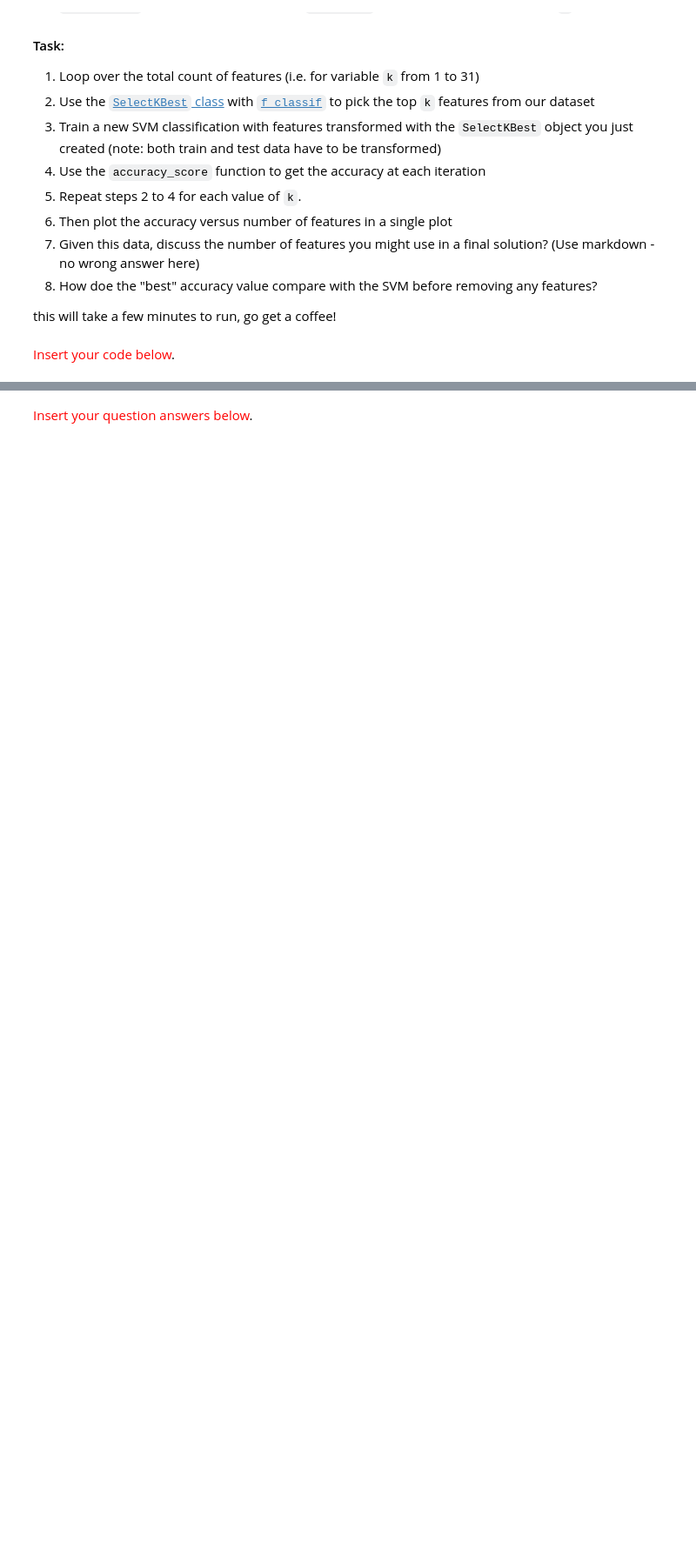
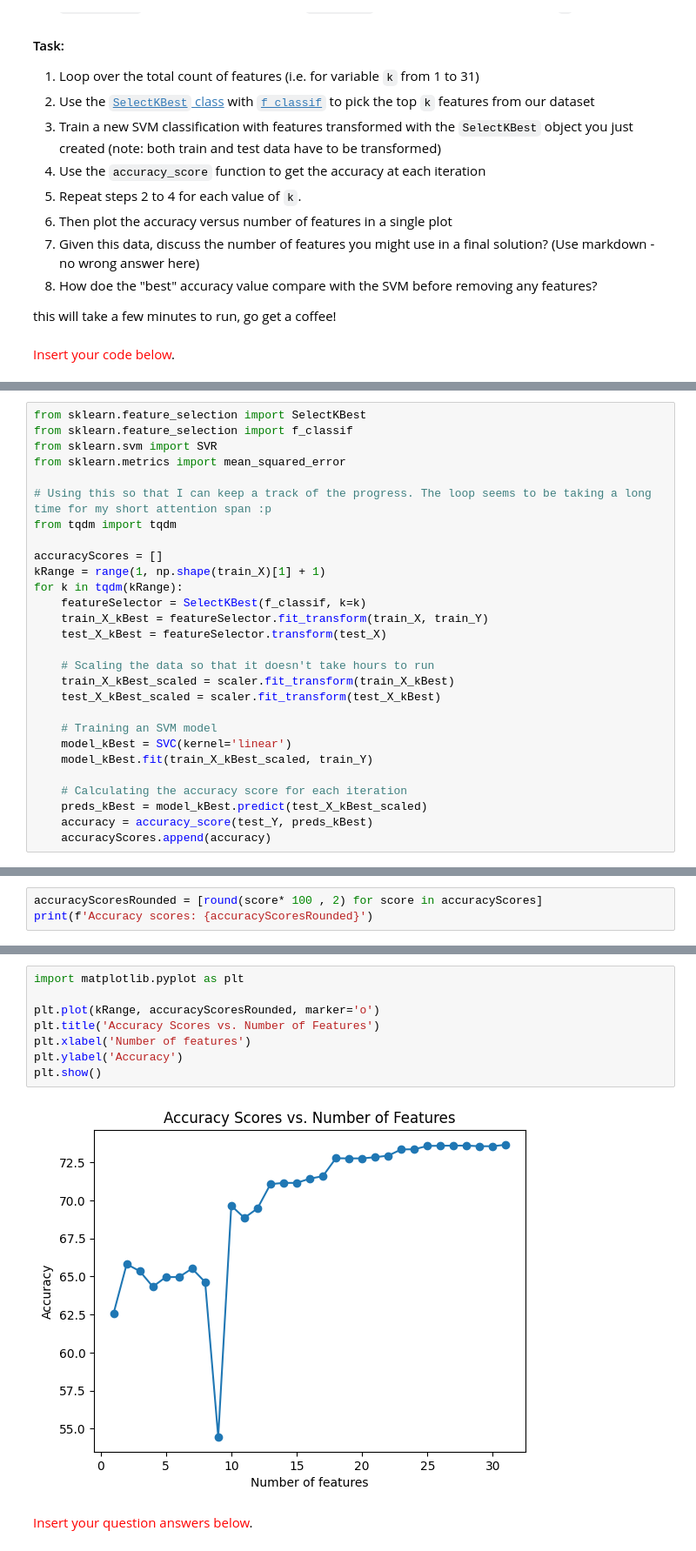
Before and after one commit to sprince0031/UL_Masters, a Jupyter notebook: SEM_1/CE4051-Introduction_to_Data_Engineering_and_Machine_Learning/Week7_8/Activity4_23052058.ipynb, the cells around one changed output, grey strips where cells are left out. Shown at 87% size. Drawn from its saved outputs; the diff is of its cells as text; blank space fills up the shorter version.

```diff
--- a/SEM_1/CE4051-Introduction_to_Data_Engineering_and_Machine_Learning/Week7_8/Activity4_23052058.ipynb
+++ b/SEM_1/CE4051-Introduction_to_Data_Engineering_and_Machine_Learning/Week7_8/Activity4_23052058.ipynb
@@ -350,0 +339,28 @@ import matplotlib.pyplot as plt
+# %%
+from sklearn.feature_selection import SelectKBest
+from sklearn.feature_selection import f_classif
+from sklearn.svm import SVR
+from sklearn.metrics import mean_squared_error
+
+# Using this so that I can keep a track of the progress. The loop seems to be taking a long time for my short attention span :p
+from tqdm import tqdm
+
+accuracyScores = []
+kRange = range(1, np.shape(train_X)[1] + 1)
+for k in tqdm(kRange):
+    featureSelector = SelectKBest(f_classif, k=k)
+    train_X_kBest = featureSelector.fit_transform(train_X, train_Y)
+    test_X_kBest = featureSelector.transform(test_X)
+
+    # Scaling the data so that it doesn't take hours to run
+    train_X_kBest_scaled = scaler.fit_transform(train_X_kBest)
+    test_X_kBest_scaled = scaler.fit_transform(test_X_kBest)
+
+    # Training an SVM model
+    model_kBest = SVC(kernel='linear')
+    model_kBest.fit(train_X_kBest_scaled, train_Y)
+
+    # Calculating the accuracy score for each iteration
+    preds_kBest = model_kBest.predict(test_X_kBest_scaled)
+    accuracy = accuracy_score(test_Y, preds_kBest)
+    accuracyScores.append(accuracy)
@@ -350,0 +369,3 @@ import matplotlib.pyplot as plt
+# %%
+accuracyScoresRounded = [round(score* 100 , 2) for score in accuracyScores]
+print(f'Accuracy scores: {accuracyScoresRounded}')
@@ -351,2 +374,12 @@ import matplotlib.pyplot as plt
+# %%
+import matplotlib.pyplot as plt
+
+plt.plot(kRange, accuracyScoresRounded, marker='o')
+plt.title('Accuracy Scores vs. Number of Features')
+plt.xlabel('Number of features')
+plt.ylabel('Accuracy')
+plt.show()
+# %% [output]
+[figure, added]
 # %% [markdown]
 <span style="color:red">Insert your question answers below</span>.
```
Also changed, not shown: parts of 42 cells of this notebook.
